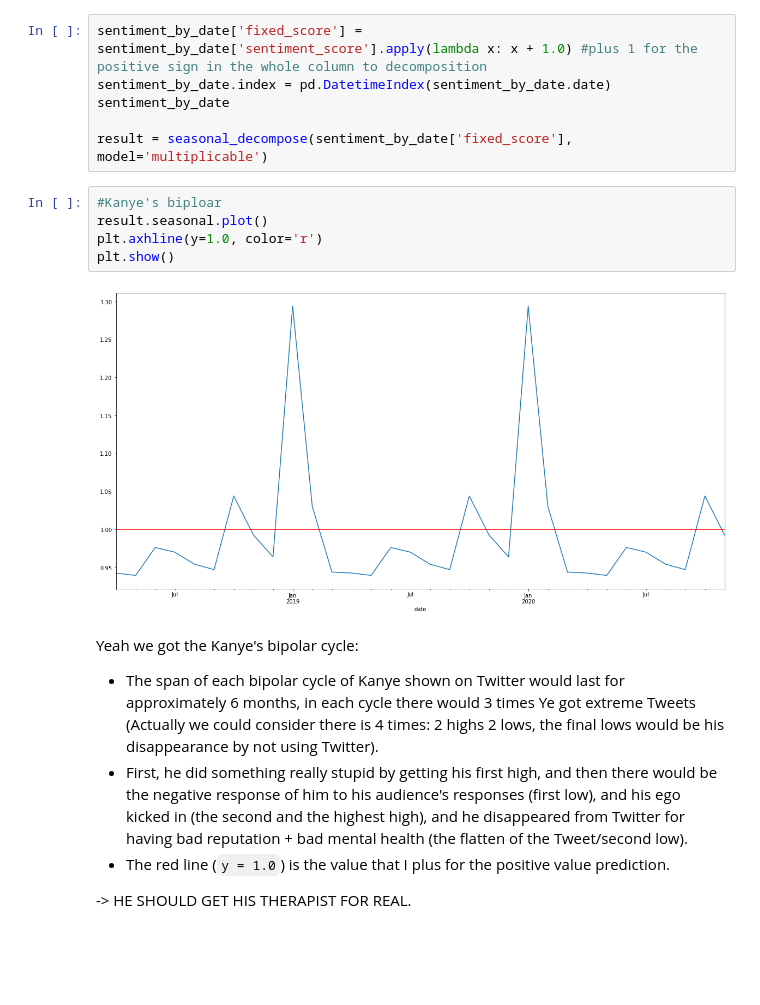
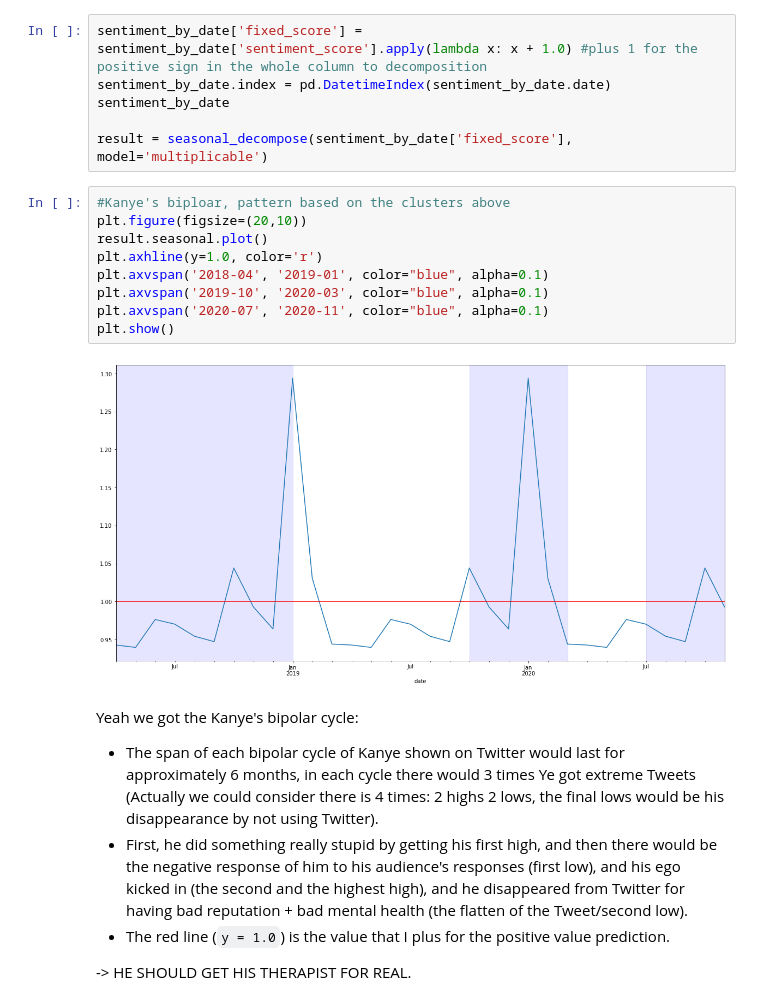
Before and after one commit to 2na3k/kanye-eda, a Jupyter notebook: kanye-eda.ipynb, the cells around one changed output. Saved outputs shown, nothing was run; the diff lists cells and outputs as text; blank space fills up the shorter version.

```diff
--- a/kanye-eda.ipynb
+++ b/kanye-eda.ipynb
@@ -488,13 +484,17 @@ sentiment_by_date.index = pd.DatetimeIndex(sentiment_by_date.date)
 sentiment_by_date
 
 result = seasonal_decompose(sentiment_by_date['fixed_score'], model='multiplicable')
-# %%
-#Kanye's biploar
-result.seasonal.plot()
-plt.axhline(y=1.0, color='r')
-plt.show()
-# %% [output]
-[figure, removed]
+# %%
+#Kanye's biploar, pattern based on the clusters above
+plt.figure(figsize=(20,10))
+result.seasonal.plot()
+plt.axhline(y=1.0, color='r')
+plt.axvspan('2018-04', '2019-01', color="blue", alpha=0.1)
+plt.axvspan('2019-10', '2020-03', color="blue", alpha=0.1)
+plt.axvspan('2020-07', '2020-11', color="blue", alpha=0.1)
+plt.show()
+# %% [output]
+[figure, added]
 # %% [markdown]
 Yeah we got the Kanye's bipolar cycle:
 - The span of each bipolar cycle of Kanye shown on Twitter would last for approximately 6 months, in each cycle there would 3 times Ye got extreme Tweets (Actually we could consider there is 4 times: 2 highs 2 lows, the final lows would be his disappearance by not using Twitter).
```
Also changed, not shown: parts of 9 cells of this notebook.
